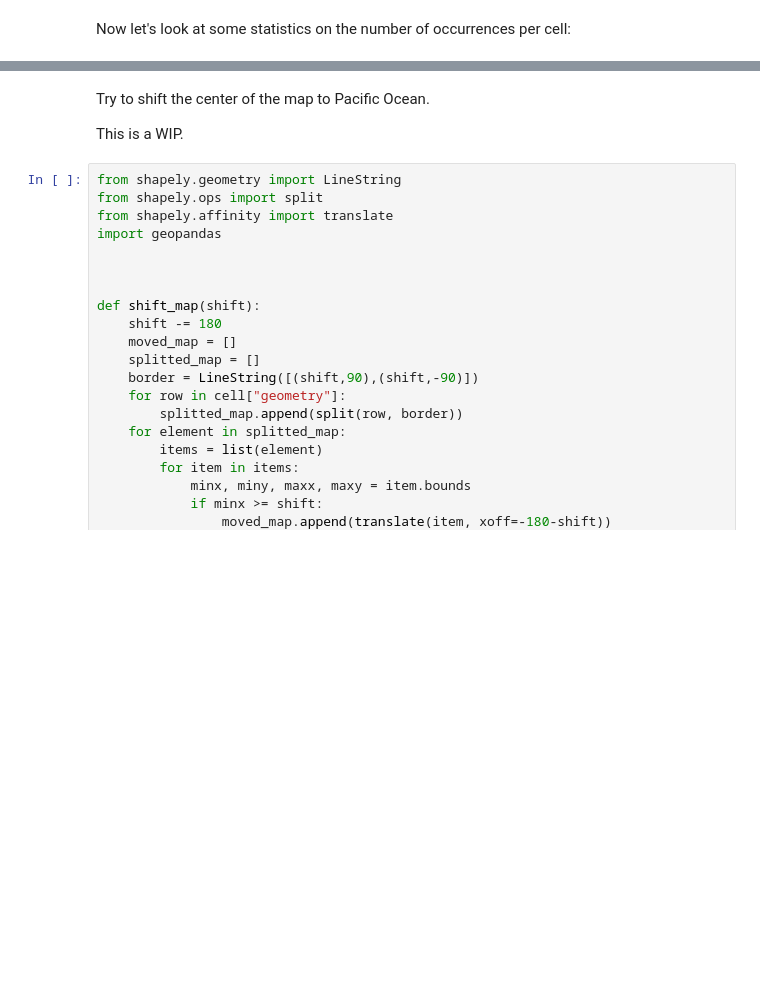
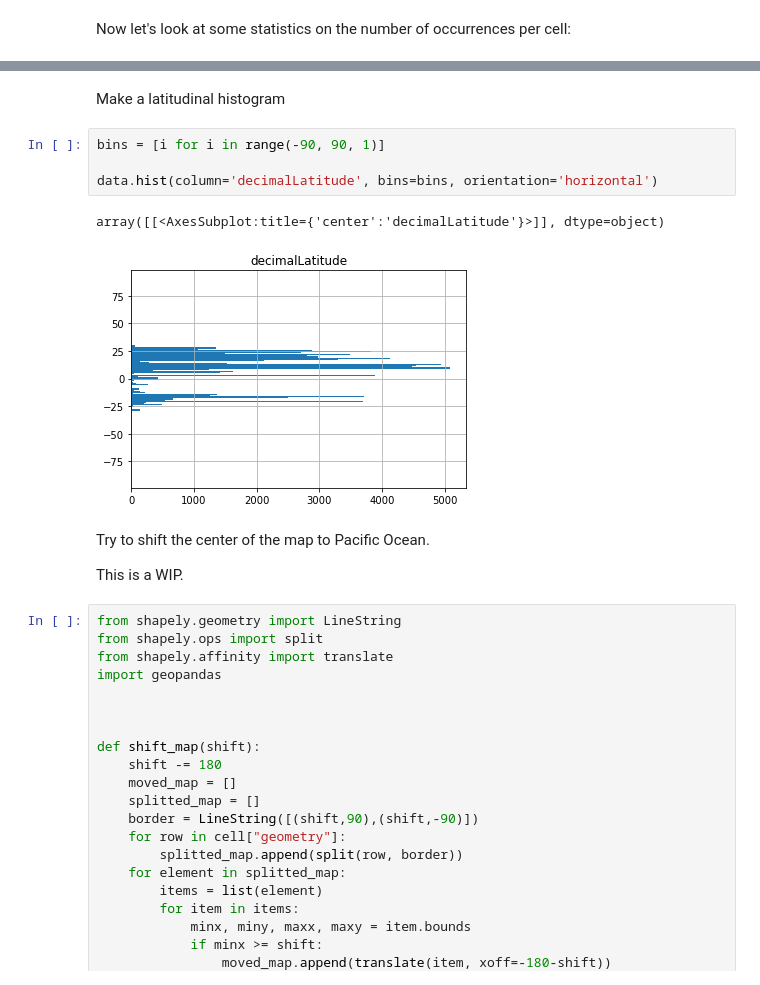
Before and after one commit to MathewBiddle/bio_ice, a Jupyter notebook: create_map_from_OBIS_API.ipynb, the cells around one changed output, grey strips where cells are left out. Cells and saved outputs as stored; diff of their text form; blank space fills up the shorter version.

```diff
--- a/create_map_from_OBIS_API.ipynb
+++ b/create_map_from_OBIS_API.ipynb
@@ -355,3 +344,12 @@ Name: n_occur, dtype: float64
+# %% [markdown]
+Make a latitudinal histogram
+# %%
+bins = [i for i in range(-90, 90, 1)]
+
+data.hist(column='decimalLatitude', bins=bins, orientation='horizontal')
+# %% [output]
+array([[<AxesSubplot:title={'center':'decimalLatitude'}>]], dtype=object)
+[figure, added]
 # %% [markdown]
 Try to shift the center of the map to Pacific Ocean.
 
```
Also changed, not shown: parts of 4 cells of this notebook.
